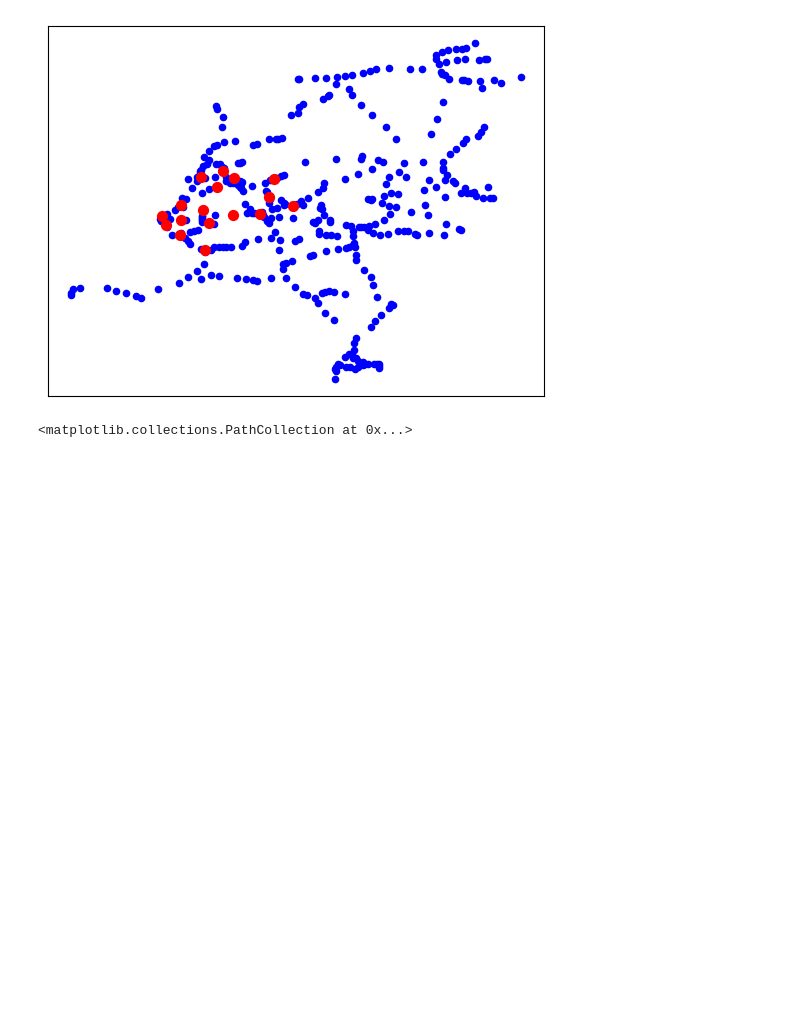
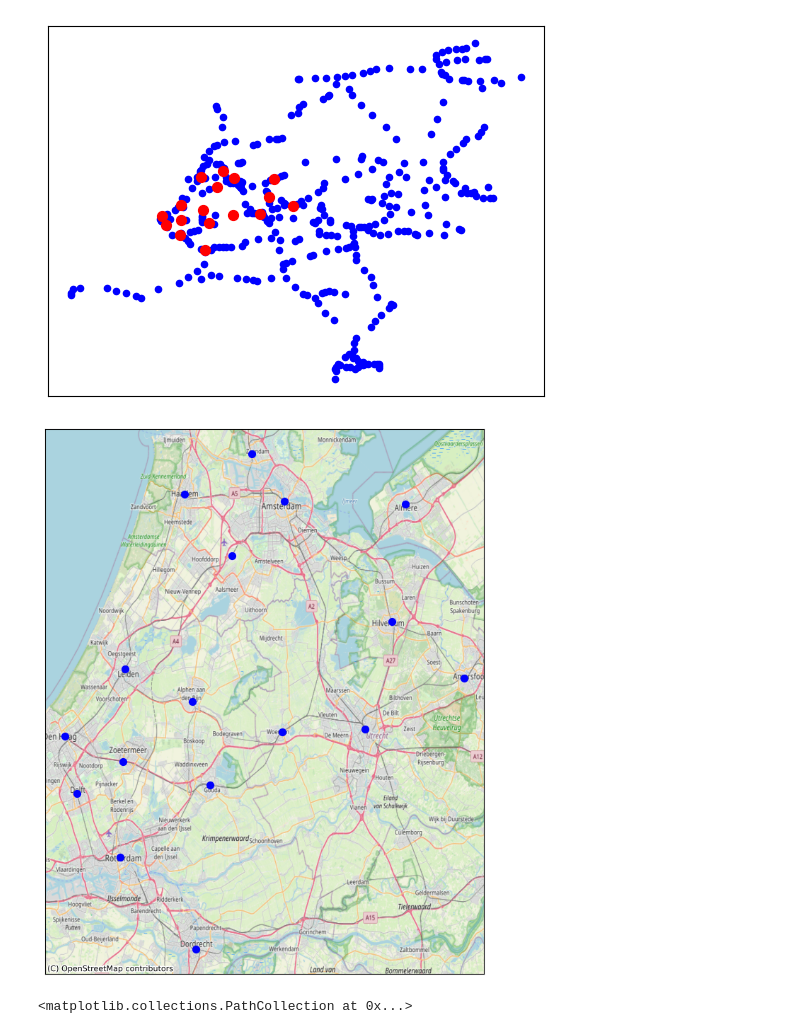
Before and after one commit to EVO5055/SEN124A-Project, a Jupyter notebook: Network.ipynb, the cells around one changed output. Drawn from its saved outputs; the diff is of its cells as text; code cells hidden in the pictures; blank space fills up the shorter version.

Commit message:
added visual plot for report

```diff
--- a/Network.ipynb
+++ b/Network.ipynb
@@ -51,6 +51,52 @@ nx.draw_networkx_nodes(
 # %% [output]
 <matplotlib.collections.PathCollection at 0x...>
 [figure]
+# %%
+import matplotlib.pyplot as plt
+import contextily as ctx
+
+red_nodes = [n for n in G.nodes() if G.nodes[n]["color"] == "red"]
+# Extract positions
+lons = [pos[n][0] for n in red_nodes]
+lats = [pos[n][1] for n in red_nodes]
+
+# Create plot
+fig, ax = plt.subplots(figsize=(8, 10))
+
+# Draw your red nodes
+nx.draw_networkx_nodes(
+    G, pos,
+    nodelist=red_nodes,
+    node_color="red",
+    node_size=50,
+    ax=ax
+)
+
+# Set bounds roughly around the Netherlands
+ax.set_xlim(3, 7.5)
+ax.set_ylim(50.5, 53.7)
+
+# Convert axis to Web Mercator (required for basemap)
+import geopandas as gpd
+from shapely.geometry import Point
+
+points = [Point(pos[n]) for n in G.nodes() if G.nodes[n]["color"] == "red"]
+gdf = gpd.GeoDataFrame(geometry=points, crs="EPSG:4326").to_crs(epsg=3857)
+
+ax.clear()
+
+# Plot nodes again in projected coordinates
+x = gdf.geometry.x
+y = gdf.geometry.y
+
+ax.scatter(x, y, c="blue", s=50)
+
+# Add map tiles
+ctx.add_basemap(ax, source=ctx.providers.OpenStreetMap.Mapnik)
+
+plt.show()
+# %% [output]
+[figure, added]
 # %%
 import numpy as np
 
```
Also changed, not shown: parts of 3 cells of this notebook.
